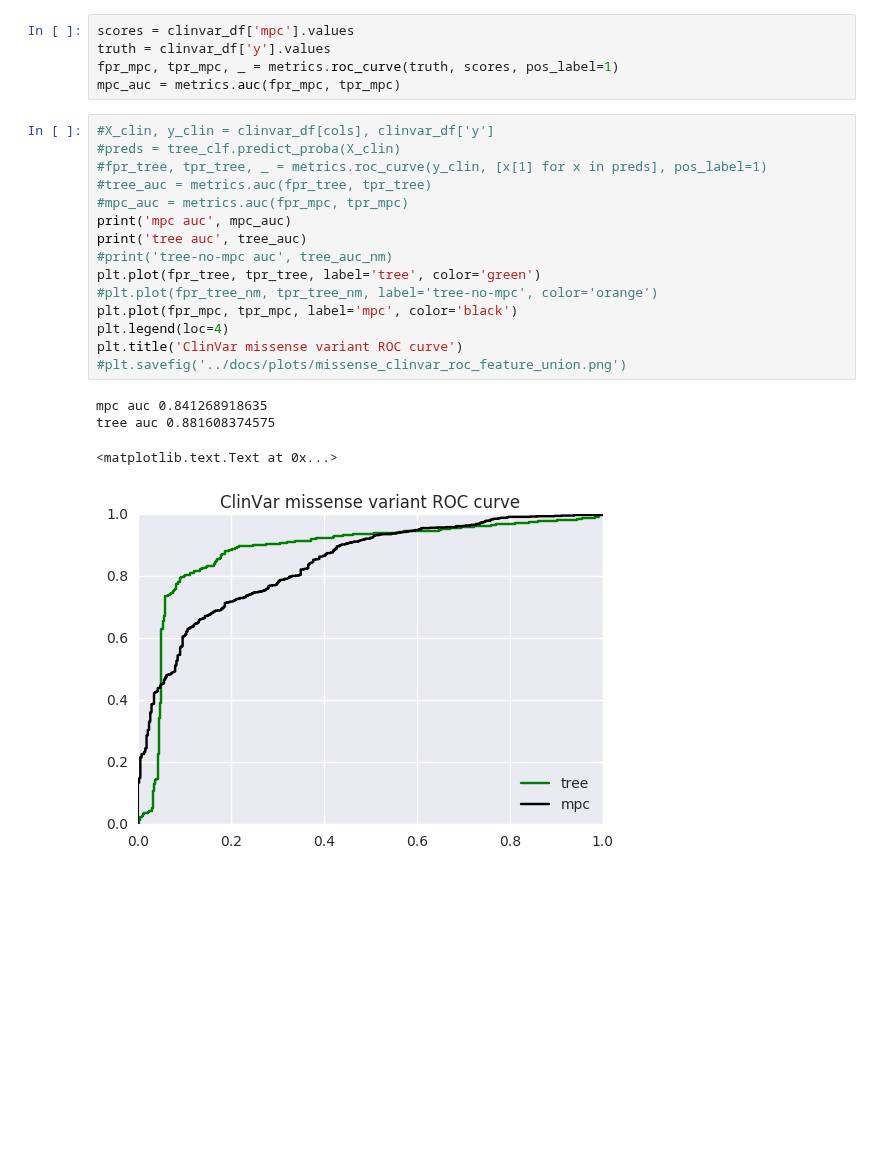
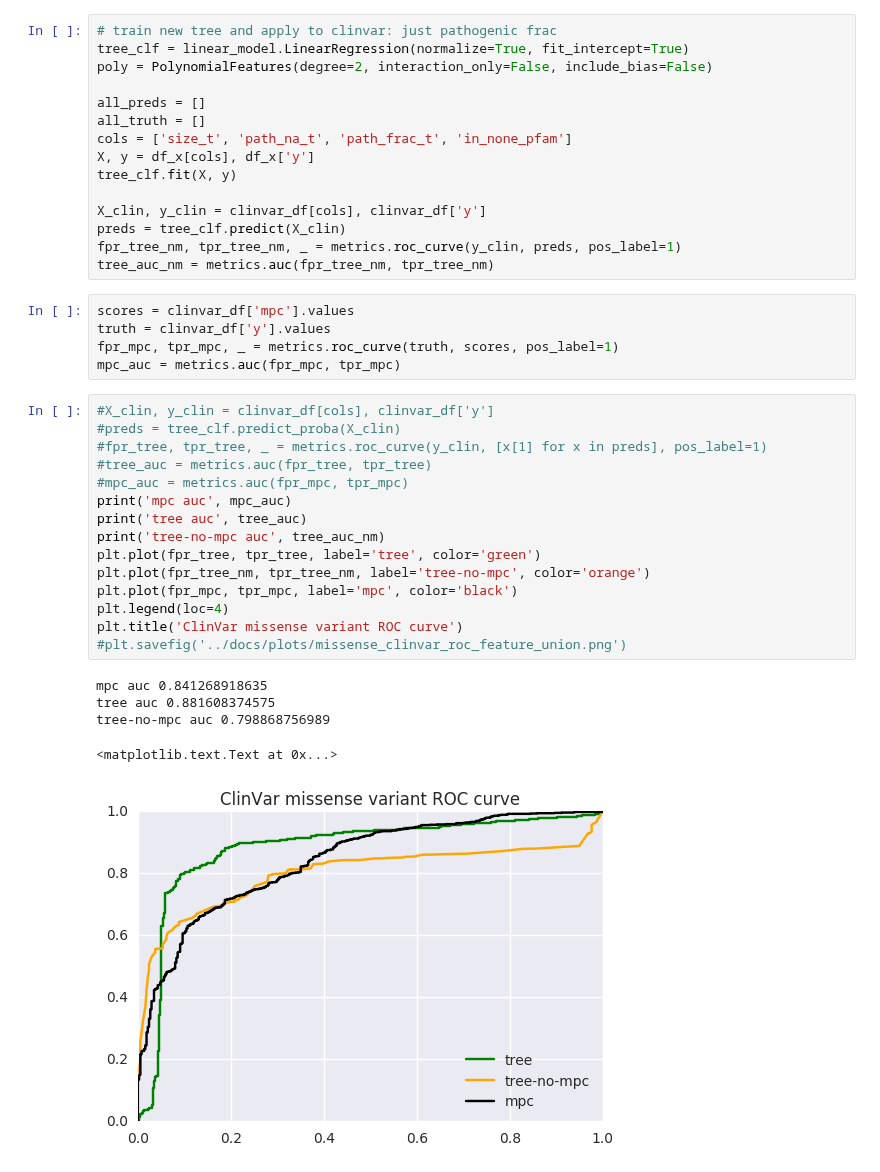
Before and after one commit to samesense/pathopredictor, a Jupyter notebook: notebooks/predict-for-missense-clinvar-union_features-regression.ipynb, the cells around one changed output. Saved outputs shown, nothing was run; the diff lists cells and outputs as text; blank space fills up the shorter version.

```diff
--- a/notebooks/predict-for-missense-clinvar-union_features-regression.ipynb
+++ b/notebooks/predict-for-missense-clinvar-union_features-regression.ipynb
@@ -141,6 +141,21 @@ X_clin, y_clin = poly.fit_transform(clinvar_df[cols]), clinvar_df['y']
 preds = tree_clf.predict(X_clin)
 fpr_tree, tpr_tree, _ = metrics.roc_curve(y_clin, preds, pos_label=1)
 tree_auc = metrics.auc(fpr_tree, tpr_tree)
+# %%
+# train new tree and apply to clinvar: just pathogenic frac
+tree_clf = linear_model.LinearRegression(normalize=True, fit_intercept=True)
+poly = PolynomialFeatures(degree=2, interaction_only=False, include_bias=False)
+
+all_preds = []
+all_truth = []
+cols = ['size_t', 'path_na_t', 'path_frac_t', 'in_none_pfam']
+X, y = df_x[cols], df_x['y']
+tree_clf.fit(X, y)
+
+X_clin, y_clin = clinvar_df[cols], clinvar_df['y']
+preds = tree_clf.predict(X_clin)
+fpr_tree_nm, tpr_tree_nm, _ = metrics.roc_curve(y_clin, preds, pos_label=1)
+tree_auc_nm = metrics.auc(fpr_tree_nm, tpr_tree_nm)
 # %%
 scores = clinvar_df['mpc'].values
 truth = clinvar_df['y'].values
@@ -149,20 +164,21 @@ mpc_auc = metrics.auc(fpr_mpc, tpr_mpc)
 # %%
 #X_clin, y_clin = clinvar_df[cols], clinvar_df['y']
 #preds = tree_clf.predict_proba(X_clin)
 #fpr_tree, tpr_tree, _ = metrics.roc_curve(y_clin, [x[1] for x in preds], pos_label=1)
 #tree_auc = metrics.auc(fpr_tree, tpr_tree)
 #mpc_auc = metrics.auc(fpr_mpc, tpr_mpc)
 print('mpc auc', mpc_auc)
 print('tree auc', tree_auc)
-#print('tree-no-mpc auc', tree_auc_nm)
+print('tree-no-mpc auc', tree_auc_nm)
 plt.plot(fpr_tree, tpr_tree, label='tree', color='green')
-#plt.plot(fpr_tree_nm, tpr_tree_nm, label='tree-no-mpc', color='orange')
+plt.plot(fpr_tree_nm, tpr_tree_nm, label='tree-no-mpc', color='orange')
 plt.plot(fpr_mpc, tpr_mpc, label='mpc', color='black')
 plt.legend(loc=4)
 plt.title('ClinVar missense variant ROC curve')
 #plt.savefig('../docs/plots/missense_clinvar_roc_feature_union.png')
 # %% [output]
 mpc auc 0.841268918635
 tree auc 0.881608374575
+tree-no-mpc auc 0.798868756989
 <matplotlib.text.Text at 0x...>
-[figure, old version]
+[figure, new version]
```
Also changed, not shown: 7 other files.
